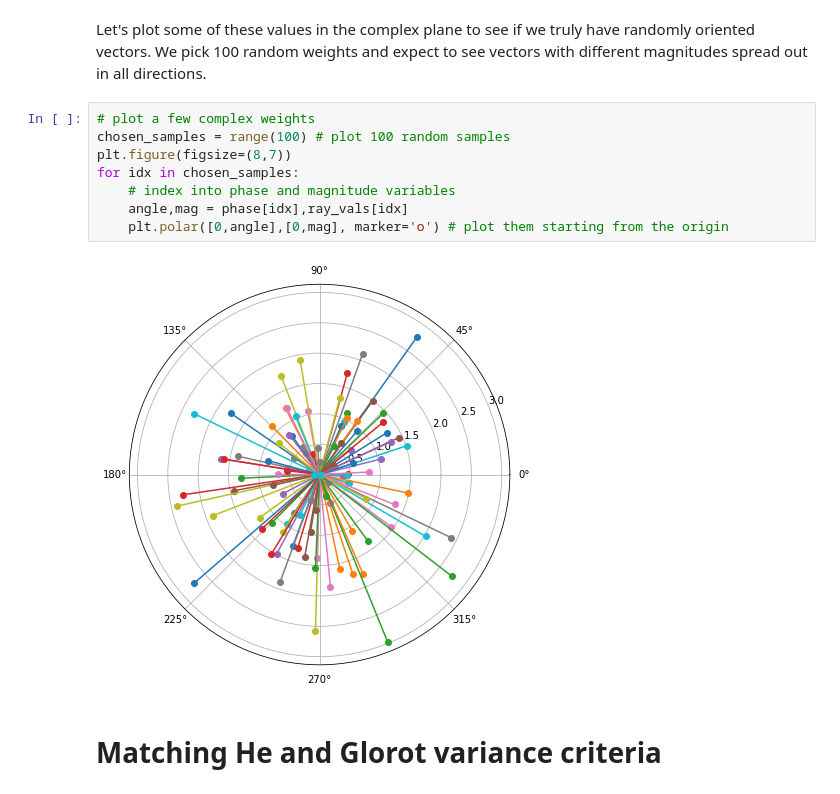
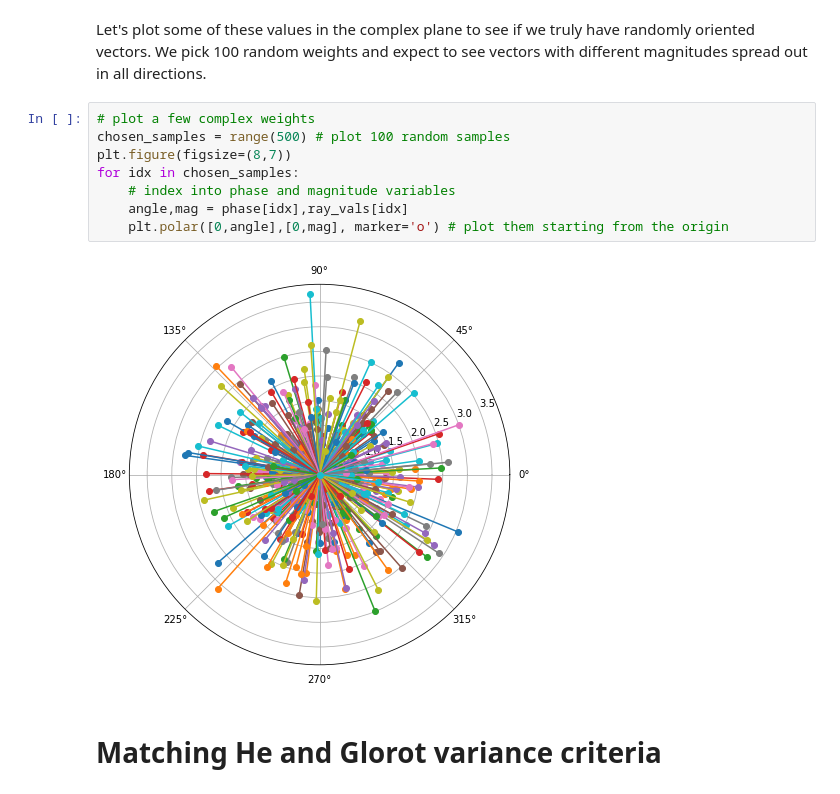
Before and after one commit to enzokro/chaski, a Jupyter notebook: content/02_complexRayleighInitPost.ipynb, the cells around one changed output. Drawn from its saved outputs; the diff is of its cells as text.

```diff
--- a/content/02_complexRayleighInitPost.ipynb
+++ b/content/02_complexRayleighInitPost.ipynb
@@ -186,14 +186,14 @@ imag = ray_vals * np.sin(phase)
 Let's plot some of these values in the complex plane to see if we truly have randomly oriented vectors. We pick 100 random weights and expect to see vectors with different magnitudes spread out in all directions.
 # %%
 # plot a few complex weights
-chosen_samples = range(100) # plot 100 random samples
+chosen_samples = range(500) # plot 100 random samples
 plt.figure(figsize=(8,7))
 for idx in chosen_samples:
     # index into phase and magnitude variables
     angle,mag = phase[idx],ray_vals[idx]
     plt.polar([0,angle],[0,mag], marker='o') # plot them starting from the origin
 # %% [output]
-[figure, old version]
+[figure, new version]
 # %% [markdown]
 # Matching He and Glorot variance criteria
 # %% [markdown]
```
Also changed, not shown: parts of 4 cells of this notebook, 4 other files.
